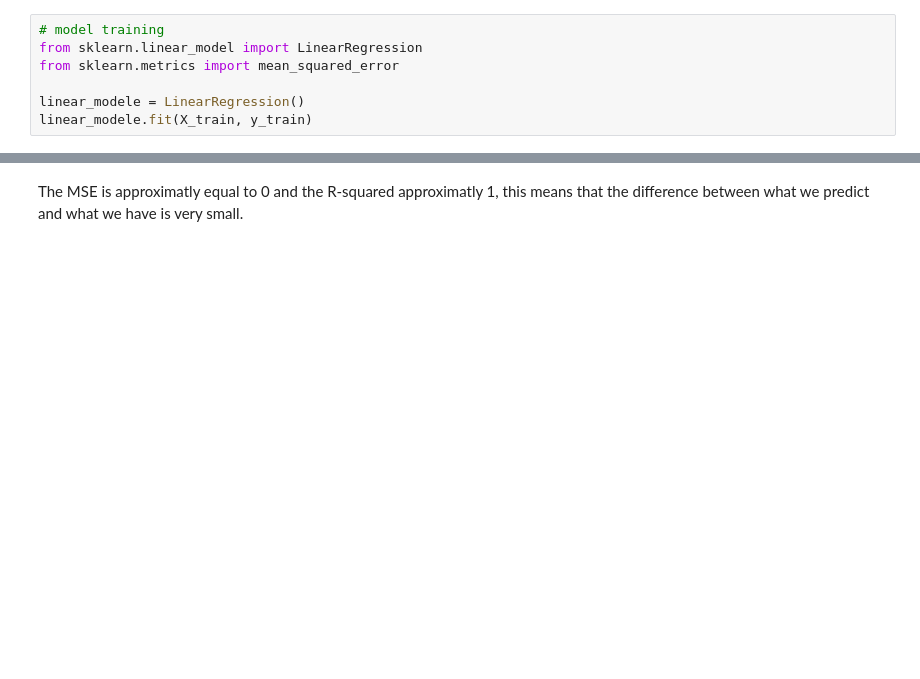
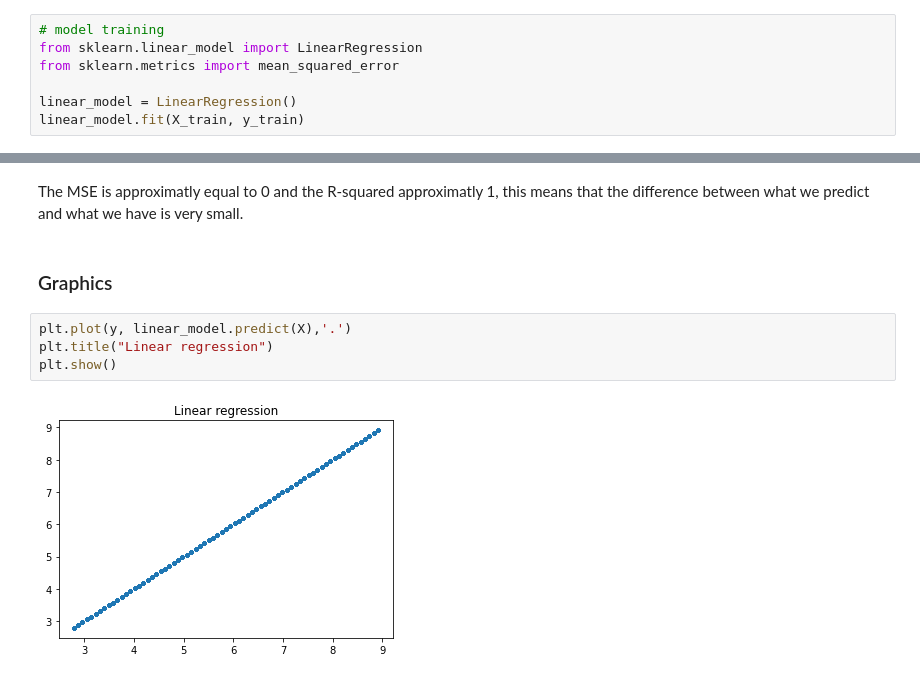
Before and after one commit to maylin007/PIP-G2, a Jupyter notebook: g2_machine_learning_linear_regression_Salome.ipynb, the cells around one changed output, grey strips where cells are left out. Drawn from its saved outputs; the diff is of its cells as text; blank space fills up the shorter version.

Commit message:
update linear regression

```diff
--- a/g2_machine_learning_linear_regression_Salome.ipynb
+++ b/g2_machine_learning_linear_regression_Salome.ipynb
@@ -154,8 +154,8 @@ print(y_test.shape)
 from sklearn.linear_model import LinearRegression
 from sklearn.metrics import mean_squared_error
 
-linear_modele = LinearRegression()
-linear_modele.fit(X_train, y_train)
+linear_model = LinearRegression()
+linear_model.fit(X_train, y_train)
 # %% [output]
 LinearRegression()
 # %%
@@ -194,2 +207,10 @@ The R-squared is 0.9999999912191188
 # %% [markdown]
 The MSE is approximatly equal to 0 and the R-squared approximatly 1, this means that the difference between what we predict and what we have is very small.
+# %% [markdown]
+### Graphics
+# %%
+plt.plot(y, linear_model.predict(X),'.')
+plt.title("Linear regression")
+plt.show()
+# %% [output]
+[figure, added]
```
Also changed, not shown: parts of 6 cells of this notebook.
